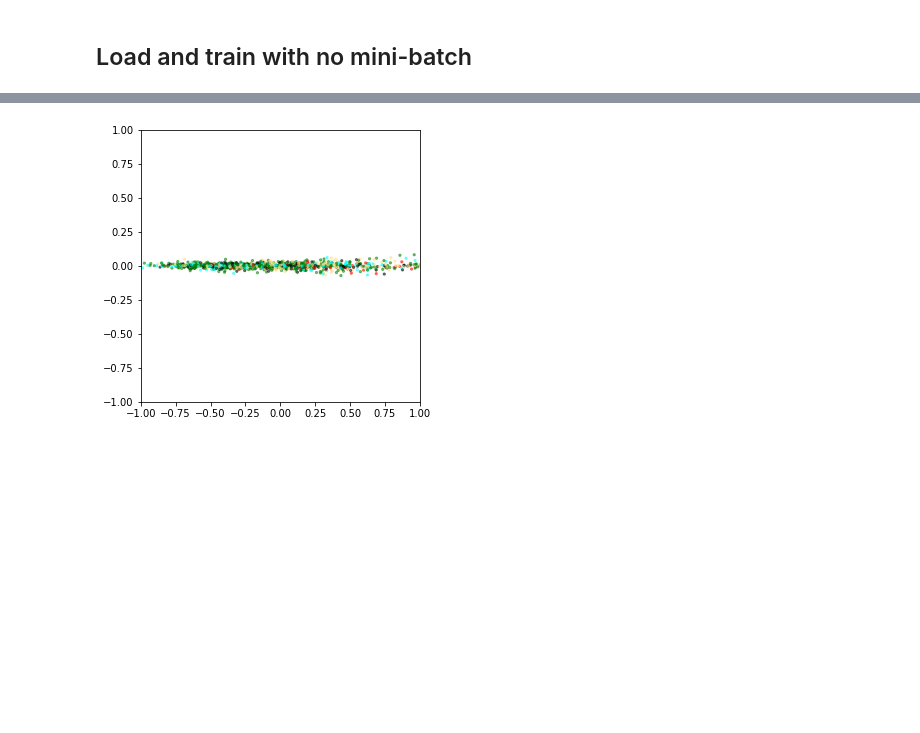
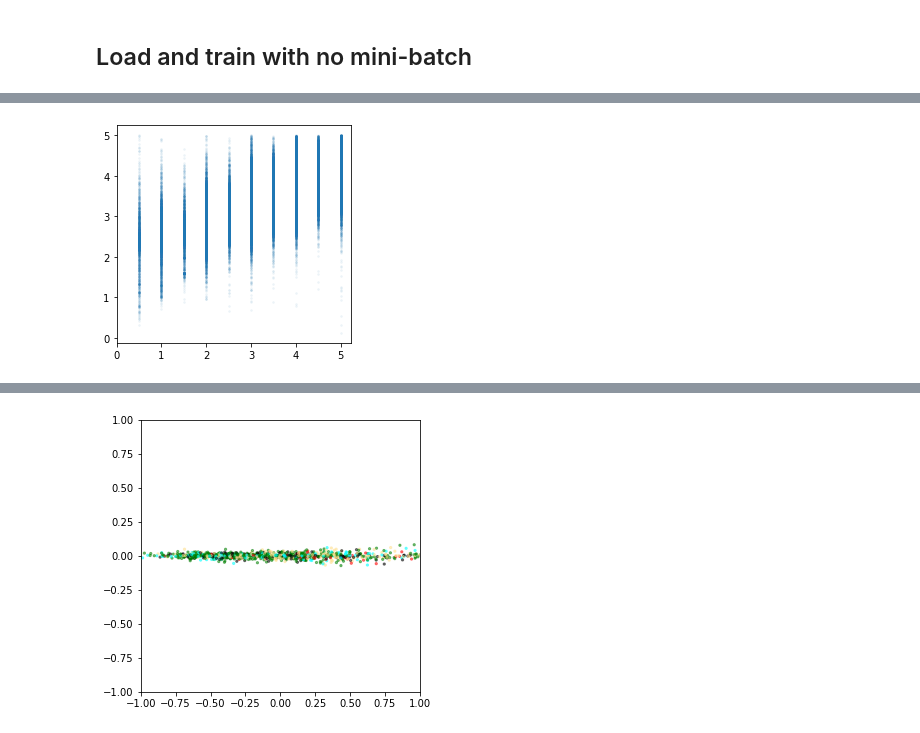
Before and after one commit to parrt/playdl, a Jupyter notebook: notebooks/collaborative-filtering-pytorch-optimizers.ipynb, the cells around one changed output, grey strips where cells are left out. Cells and saved outputs as stored; diff of their text form; code cells hidden in the pictures; blank space fills up the shorter version.

```diff
--- a/notebooks/collaborative-filtering-pytorch-optimizers.ipynb
+++ b/notebooks/collaborative-filtering-pytorch-optimizers.ipynb
@@ -249,0 +276,3 @@ Epoch 280 L2 MSE loss 0.553, 0.950   MAE 0.544, 0.753
+# %%
+model, history = train(df, epochs=350, nfactors=50, print_every=50)
+RF_valid(df, model.M.detach().cpu(), model.U.detach().cpu())
@@ -249,0 +295,9 @@ Epoch 280 L2 MSE loss 0.553, 0.950   MAE 0.544, 0.753
+# %%
+data = torch.tensor( df[['userId','movieId','rating']].values )
+plt.figure(figsize=(4.2,4))
+plt.scatter(model(data).detach().cpu(), df['rating'], alpha=.05, s=3)
+plt.xticks(range(6))
+plt.yticks(range(6))
+plt.show()
+# %% [output]
+[figure, added]
```
Also changed, not shown: parts of 18 cells of this notebook.
